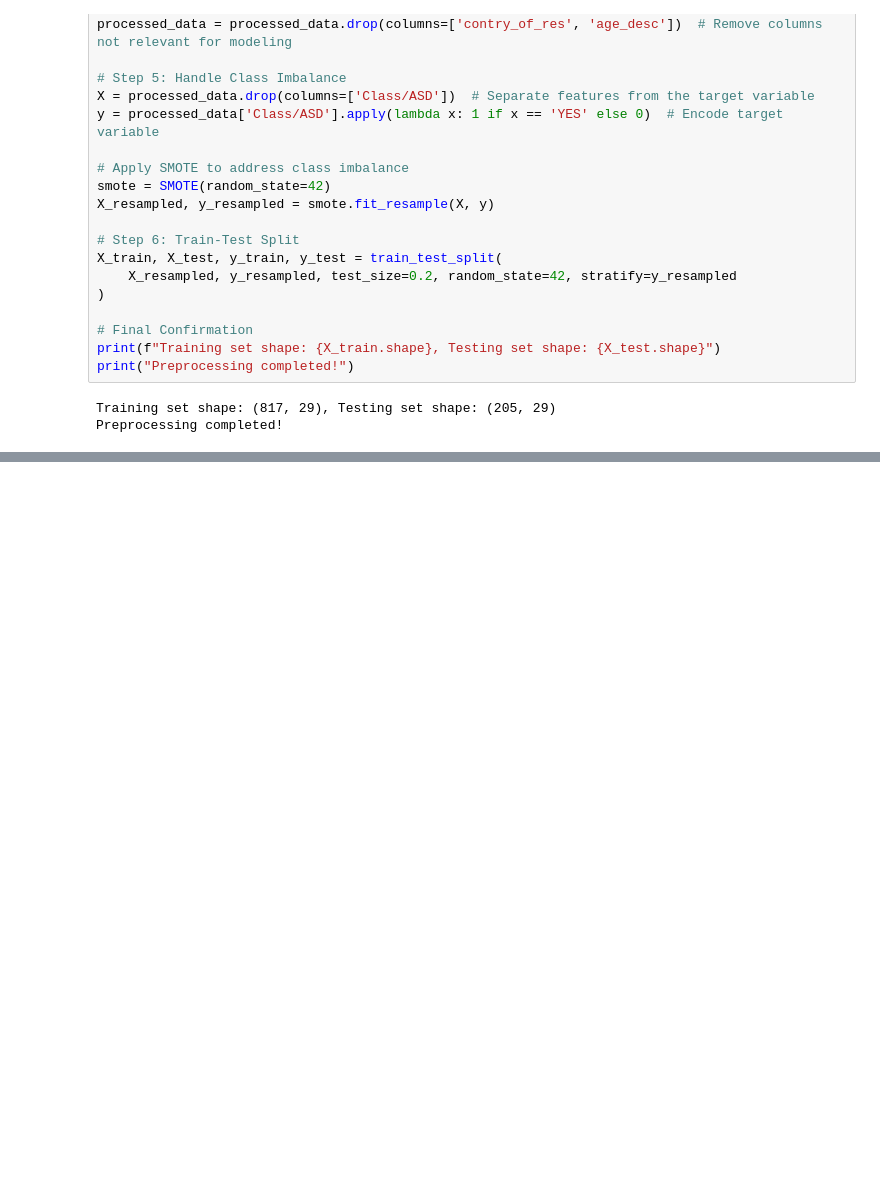
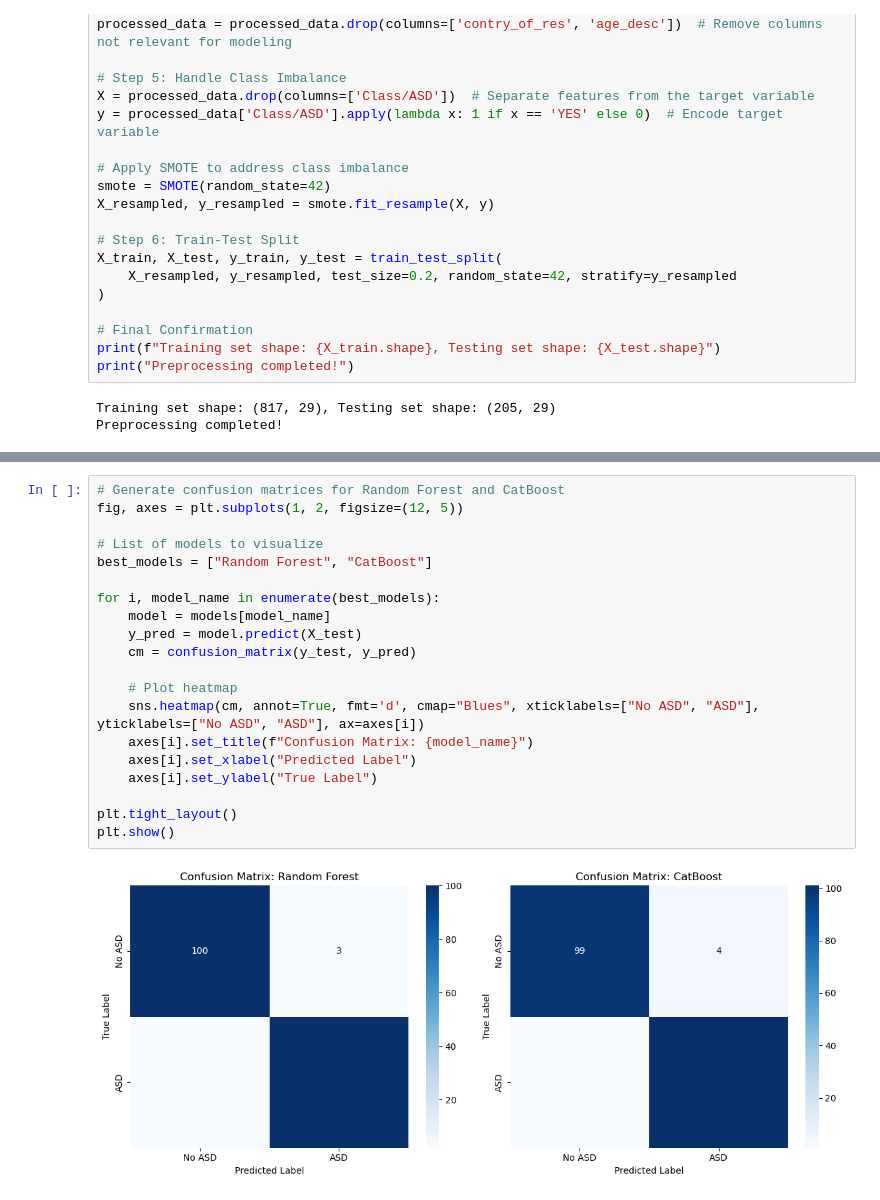
Before and after one commit to Devin-Shrode/Autism-Spectrum, a Jupyter notebook: ASD_Detection_Project.ipynb, the cells around one changed output, grey strips where cells are left out. Cells and saved outputs as stored; diff of their text form; blank space fills up the shorter version.

```diff
--- a/ASD_Detection_Project.ipynb
+++ b/ASD_Detection_Project.ipynb
@@ -1697,0 +1431,22 @@ This project successfully demonstrates the potential of machine learning to assi
+# %%
+# Generate confusion matrices for Random Forest and CatBoost
+fig, axes = plt.subplots(1, 2, figsize=(12, 5))
+
+# List of models to visualize
+best_models = ["Random Forest", "CatBoost"]
+
+for i, model_name in enumerate(best_models):
+    model = models[model_name]
+    y_pred = model.predict(X_test)
+    cm = confusion_matrix(y_test, y_pred)
+
+    # Plot heatmap
+    sns.heatmap(cm, annot=True, fmt='d', cmap="Blues", xticklabels=["No ASD", "ASD"], yticklabels=["No ASD", "ASD"], ax=axes[i])
+    axes[i].set_title(f"Confusion Matrix: {model_name}")
+    axes[i].set_xlabel("Predicted Label")
+    axes[i].set_ylabel("True Label")
+
+plt.tight_layout()
+plt.show()
+# %% [output]
+[figure, added]
```
Also changed, not shown: parts of 43 cells of this notebook, 3 other files.
